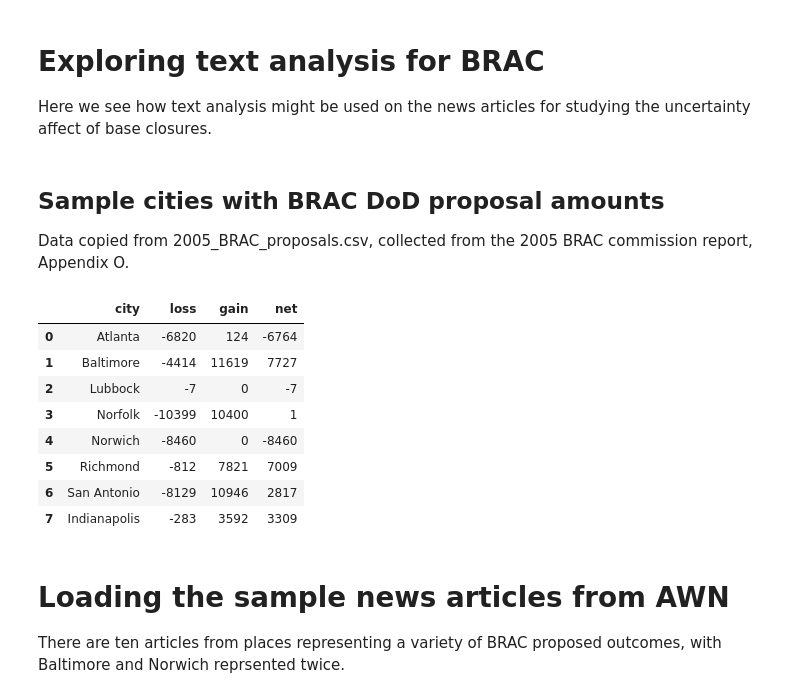
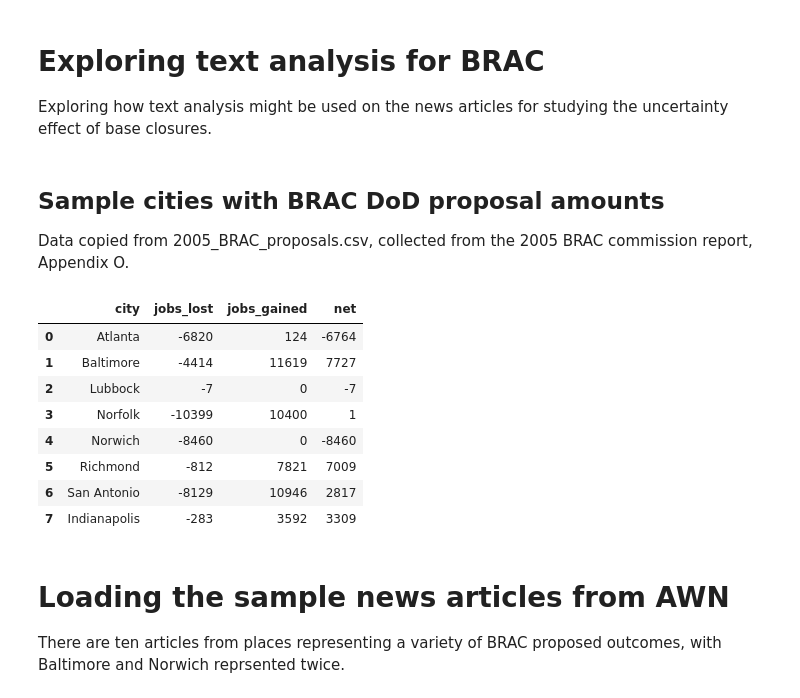
Before and after one commit to levyjeff/brac-sentiment, a Jupyter notebook: brac.ipynb, the cells around one changed output. Drawn from its saved outputs; the diff is of its cells as text; code cells hidden in the pictures.

```diff
--- a/brac.ipynb
+++ b/brac.ipynb
@@ -1,7 +1,7 @@
 # %% [markdown]
 # Exploring text analysis for BRAC
 
-Here we see how text analysis might be used on the news articles for studying the uncertainty affect of base closures.
+Exploring how text analysis might be used on the news articles for studying the uncertainty effect of base closures.
 # %%
 import os
 import numpy as np
@@ -16,16 +16,16 @@ Data copied from 2005_BRAC_proposals.csv, collected from the 2005 BRAC commissio
 # %%
 data = [['Atlanta', -6820, 124, -6764],
         ['Baltimore', -4414, 11619, 7727],
         ['Lubbock', -7, 0, -7],
         ['Norfolk', -10399, 10400, 1],
         ['Norwich', -8460, 0, -8460],
         ['Richmond', -812, 7821, 7009],
         ['San Antonio', -8129, 10946, 2817],
         ['Indianapolis', -283, 3592, 3309]]
-df_brac = pd.DataFrame(data, columns=['city', 'loss', 'gain', 'net'])
+df_brac = pd.DataFrame(data, columns=['city', 'jobs_lost', 'jobs_gained', 'net'])
 df_brac
 # %% [output]
-|  | city | loss | gain | net |
+|  | city | jobs_lost | jobs_gained | net |
 | 0 | Atlanta | -6820 | 124 | -6764 |
 | 1 | Baltimore | -4414 | 11619 | 7727 |
 | 2 | Lubbock | -7 | 0 | -7 |
```
Also changed, not shown: parts of 13 cells of this notebook, 1 other file.
